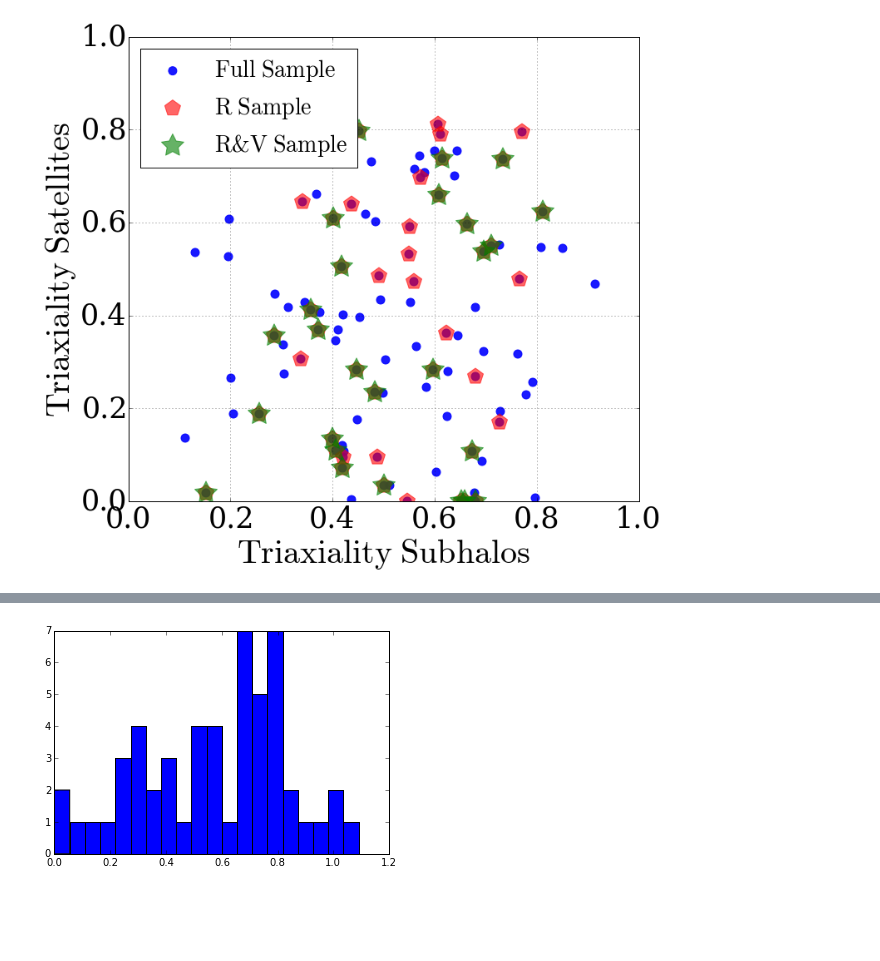
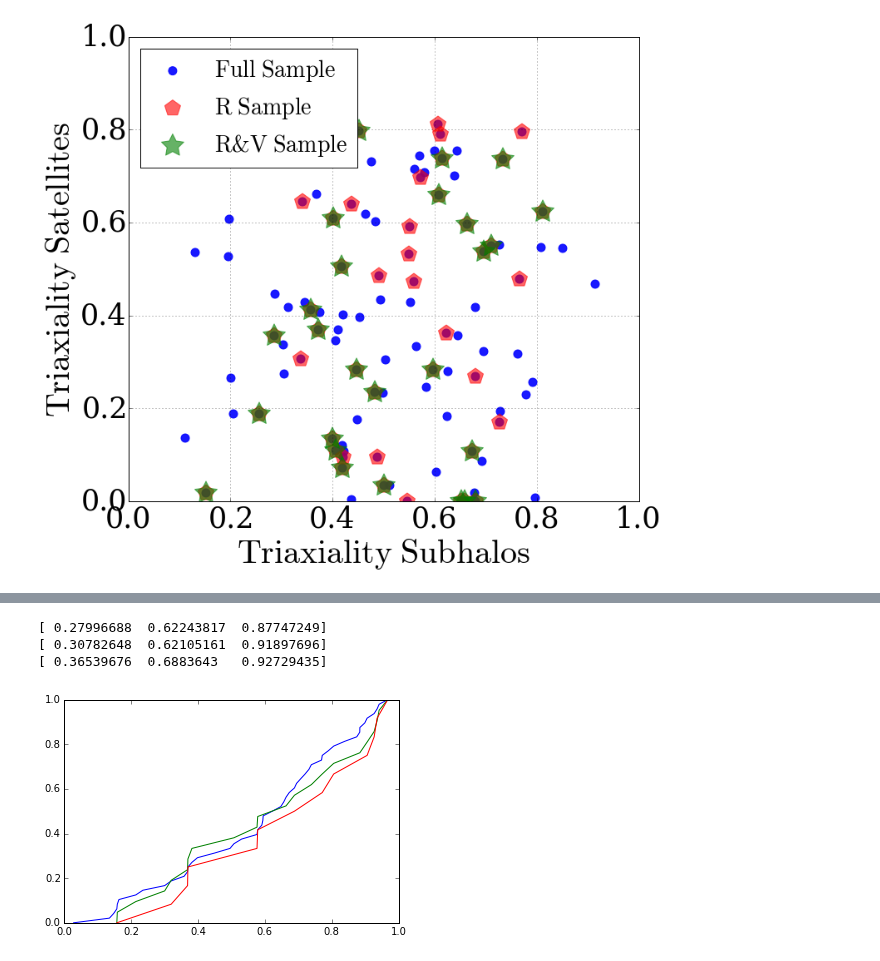
Before and after one commit to astroandes/SatelliteShapeLG, a Jupyter notebook: code/explore.ipynb, the cells around one changed output, grey strips where cells are left out. Drawn from its saved outputs; the diff is of its cells as text; code cells hidden in the pictures; blank space fills up the shorter version.

Commit message:
alignment plots

```diff
--- a/code/explore.ipynb
+++ b/code/explore.ipynb
@@ -111,7 +111,11 @@ triax_dark_A = np.zeros(n_pairs)
 triax_dark_B = np.zeros(n_pairs)
 axratio_dark_A = np.zeros(n_pairs)
 axratio_dark_B = np.zeros(n_pairs)
-
+r_AB = np.zeros((n_pairs,3))
+dot_product_r_bright_A = np.zeros(n_pairs)
+dot_product_r_bright_B = np.zeros(n_pairs)
+dot_product_r_dark_A = np.zeros(n_pairs)
+dot_product_r_dark_B = np.zeros(n_pairs)
 for i in range(n_pairs):
     filename = "../data/dm_selected/Illustris_group_{}.dat".format(i)
     data = load_snapshot(filename)
@@ -125,6 +129,12 @@ for i in range(n_pairs):
     radius_A = main_h_data['vmax'][0]/(10.0 * 100) * 1000 # in kpc/h
     radius_B = main_h_data['vmax'][1]/(10.0 * 100) * 1000 # in kpc/h
 
+    r_AB[i][0] = main_h_data['x'][1] - main_h_data['x'][0]
+    r_AB[i][1] = main_h_data['y'][1] - main_h_data['y'][0]
+    r_AB[i][2] = main_h_data['z'][1] - main_h_data['z'][0]
+    r_AB[i] = r_AB[i]/np.sqrt(np.sum(r_AB[i]**2))
+    print r_AB[i]
+
     distance_AB[i] =  np.sqrt((main_h_data['x'][0] - main_h_data['x'][1])**2 \
                     + (main_h_data['y'][0] - main_h_data['y'][1])**2 \
                     + (main_h_data['z'][0] - main_h_data['z'][1])**2)
@@ -137,13 +147,18 @@ for i in range(n_pairs):
 
     ii = satellite_data_A['bmag'] < 0.0
     n_bright_A[i] = len(satellite_data_A[ii])
-    _,_,triax_bright_A[i],axratio_bright_A[i] = inertiaTensor(satellite_data_A[ii], main_h_data[0])
-    _,_,triax_dark_A[i],axratio_dark_A[i] = inertiaTensor(satellite_data_A, main_h_data[0])
+    _,dot_product_r_bright_A[i],triax_bright_A[i],axratio_bright_A[i] = \
+        inertiaTensor(satellite_data_A[ii], main_h_data[0], unit_vector=r_AB[i])
+    _,dot_product_r_dark_A[i],triax_dark_A[i],axratio_dark_A[i] = \
+        inertiaTensor(satellite_data_A, main_h_data[0], unit_vector=r_AB[i])
 
     ii = satellite_data_B['bmag'] < 0.0
     n_bright_B[i] = len(satellite_data_B[ii])
-    _,_,triax_bright_B[i],axratio_bright_B[i] = inertiaTensor(satellite_data_B[ii], main_h_data[1])
-    _,_,triax_dark_B[i],axratio_dark_B[i] = inertiaTensor(satellite_data_B, main_h_data[1])
+    _,dot_product_r_bright_B[i],triax_bright_B[i],axratio_bright_B[i] = \
+        inertiaTensor(satellite_data_B[ii], main_h_data[1], unit_vector=r_AB[i])
+
+    _,dot_product_r_dark_B[i],triax_dark_B[i],axratio_dark_B[i] = \
+        inertiaTensor(satellite_data_B, main_h_data[1], unit_vector=r_AB[i])
 
     n_total[i] = len(data)
     ii = data['bmag'] < 0
@@ -376,4 +396,23 @@ a = plt.hist(triax_bright_A/triax_dark_A, bins=20)
-# %%
-a = plt.hist(axratio_bright_A/axratio_dark_A, bins=20)
-# %% [output]
-[figure, removed]
+# %%
+mu = np.sort(dot_product_r_bright_B[ifull])
+n = len(mu)
+x = np.linspace(0.0,1.0, n)
+plt.plot(mu,x)
+print(np.percentile(mu,[16,50,84]))
+
+mu = np.sort(dot_product_r_bright_B[irsample])
+n = len(mu)
+x = np.linspace(0.0,1.0, n)
+plt.plot(mu,x)
+print(np.percentile(mu,[16,50,84]))
+
+mu = np.sort(dot_product_r_bright_B[irvsample])
+n = len(mu)
+x = np.linspace(0.0,1.0, n)
+plt.plot(mu,x)
+print(np.percentile(mu,[16,50,84]))
+# %% [output]
+[ 0.27996688  0.62243817  0.87747249]
+[ 0.30782648  0.62105161  0.91897696]
+[ 0.36539676  0.6883643   0.92729435]
+[figure, added]
```
Also changed, not shown: parts of 8 cells of this notebook, 8 other files.
